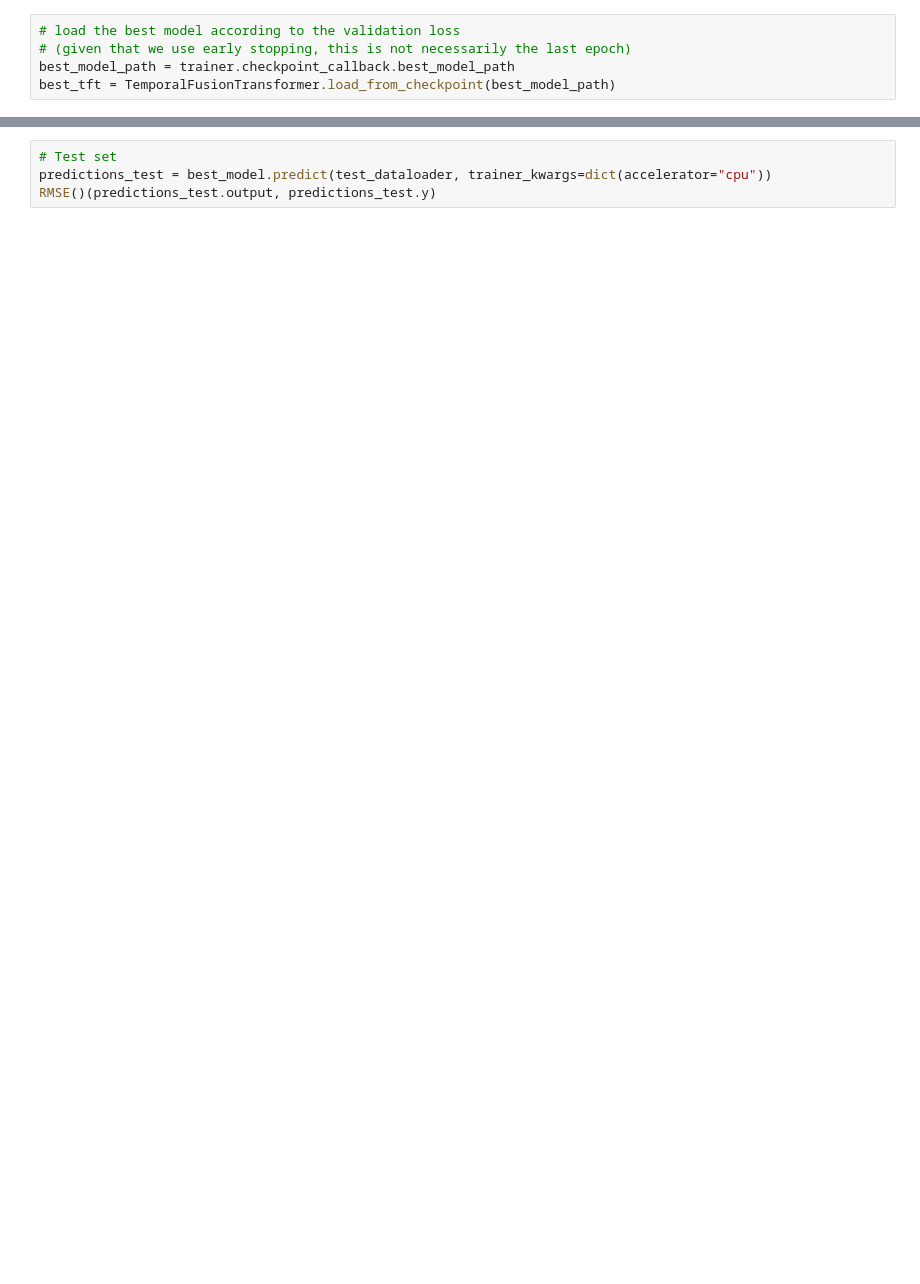
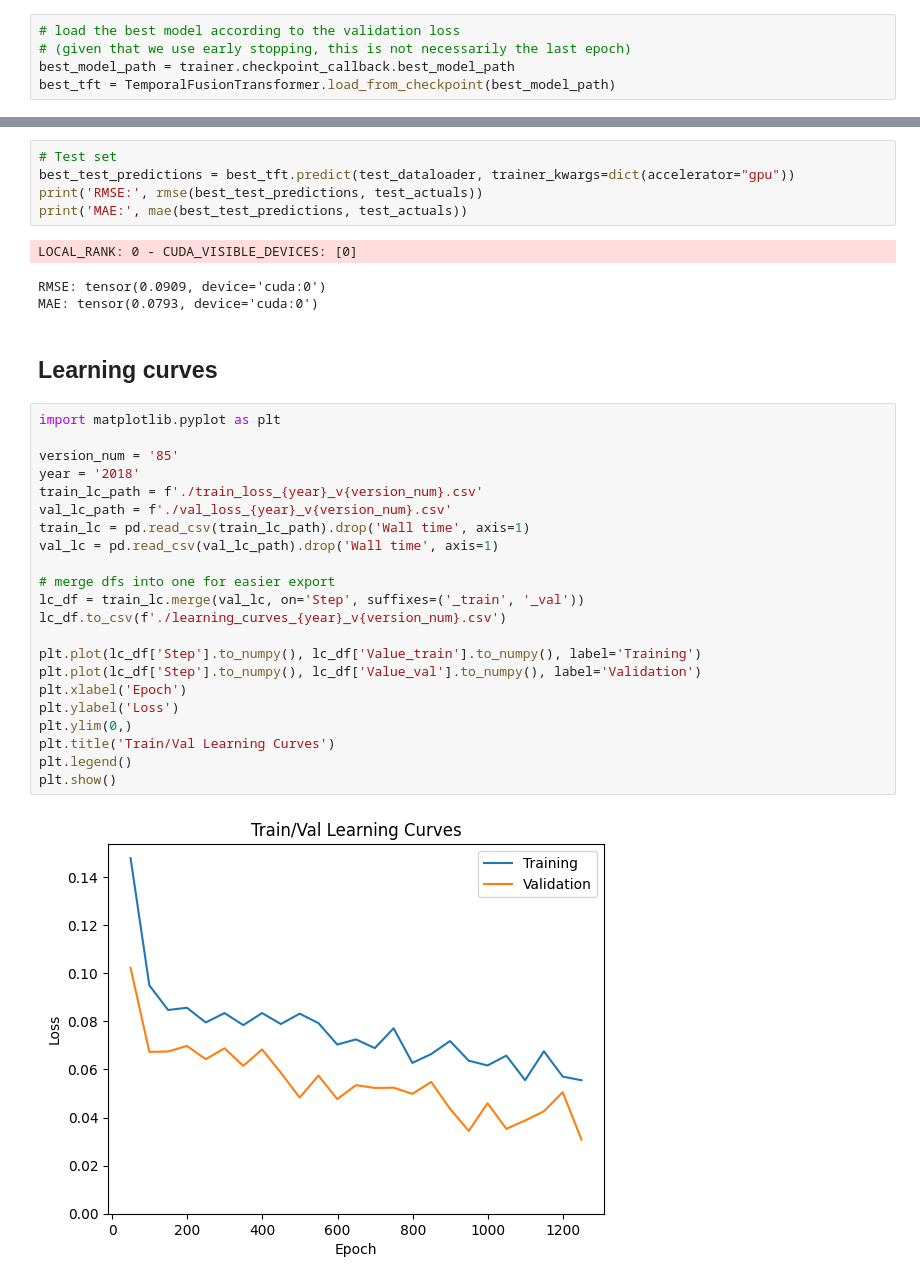
Before and after one commit to changrybirds/Renewable-load-forecasting, a Jupyter notebook: Code/TFT.ipynb, the cells around one changed output, grey strips where cells are left out. Saved outputs shown, nothing was run; the diff lists cells and outputs as text; blank space fills up the shorter version.

```diff
--- a/Code/TFT.ipynb
+++ b/Code/TFT.ipynb
@@ -469,4 +525,35 @@ plt.show()
 # %%
 # Test set
-predictions_test = best_model.predict(test_dataloader, trainer_kwargs=dict(accelerator="cpu"))
-RMSE()(predictions_test.output, predictions_test.y)
+best_test_predictions = best_tft.predict(test_dataloader, trainer_kwargs=dict(accelerator="gpu"))
+print('RMSE:', rmse(best_test_predictions, test_actuals))
+print('MAE:', mae(best_test_predictions, test_actuals))
+# %% [output]
+LOCAL_RANK: 0 - CUDA_VISIBLE_DEVICES: [0]
+RMSE: tensor(0.0909, device='cuda:0')
+MAE: tensor(0.0793, device='cuda:0')
+# %% [markdown]
+## Learning curves
+# %%
+import matplotlib.pyplot as plt
+
+version_num = '85'
+year = '2018'
+train_lc_path = f'./train_loss_{year}_v{version_num}.csv'
+val_lc_path = f'./val_loss_{year}_v{version_num}.csv'
+train_lc = pd.read_csv(train_lc_path).drop('Wall time', axis=1)
+val_lc = pd.read_csv(val_lc_path).drop('Wall time', axis=1)
+
+# merge dfs into one for easier export
+lc_df = train_lc.merge(val_lc, on='Step', suffixes=('_train', '_val'))
+lc_df.to_csv(f'./learning_curves_{year}_v{version_num}.csv')
+
+plt.plot(lc_df['Step'].to_numpy(), lc_df['Value_train'].to_numpy(), label='Training')
+plt.plot(lc_df['Step'].to_numpy(), lc_df['Value_val'].to_numpy(), label='Validation')
+plt.xlabel('Epoch')
+plt.ylabel('Loss')
+plt.ylim(0,)
+plt.title('Train/Val Learning Curves')
+plt.legend()
+plt.show()
+# %% [output]
+[figure, added]
```
Also changed, not shown: parts of 21 cells of this notebook.
